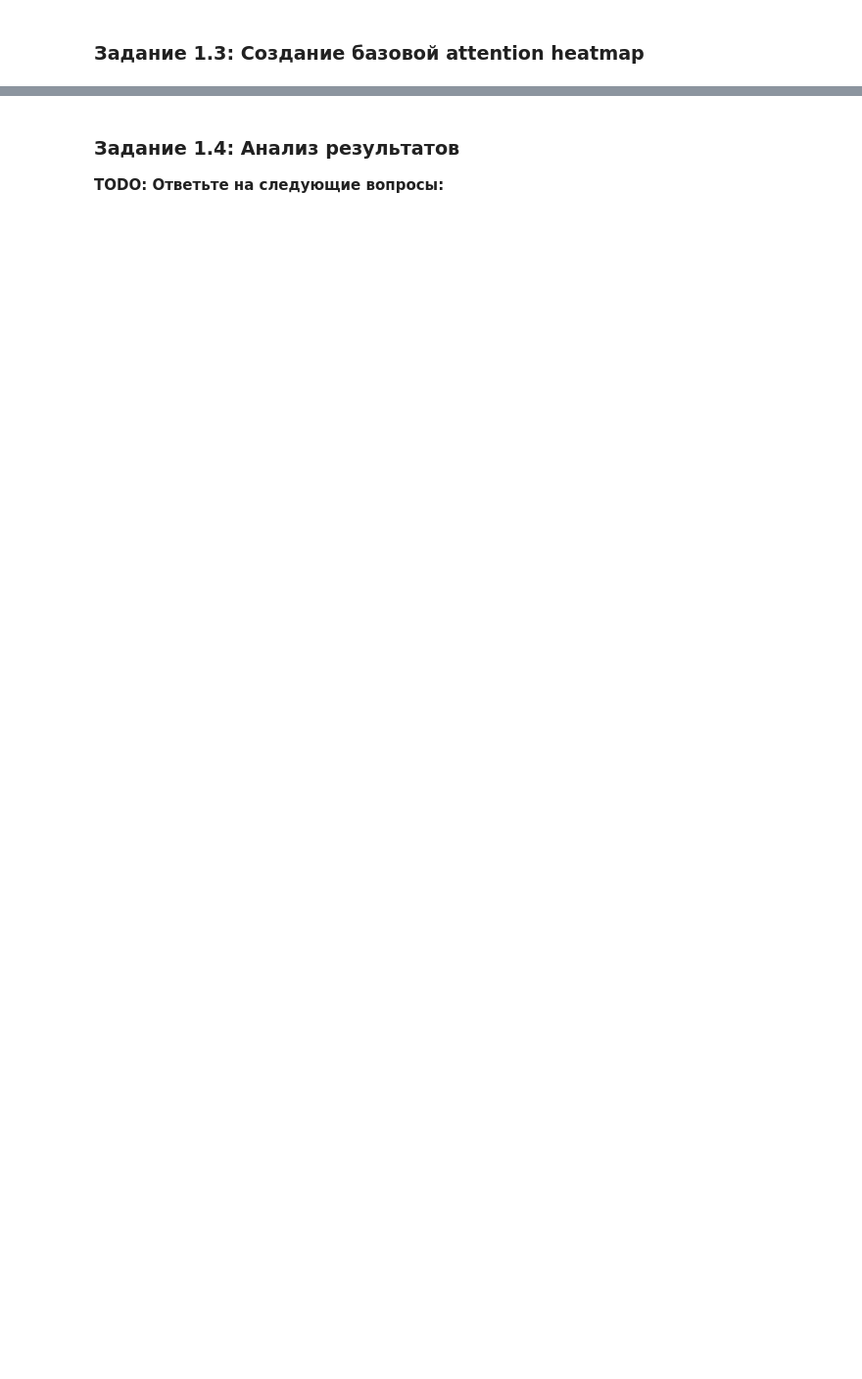
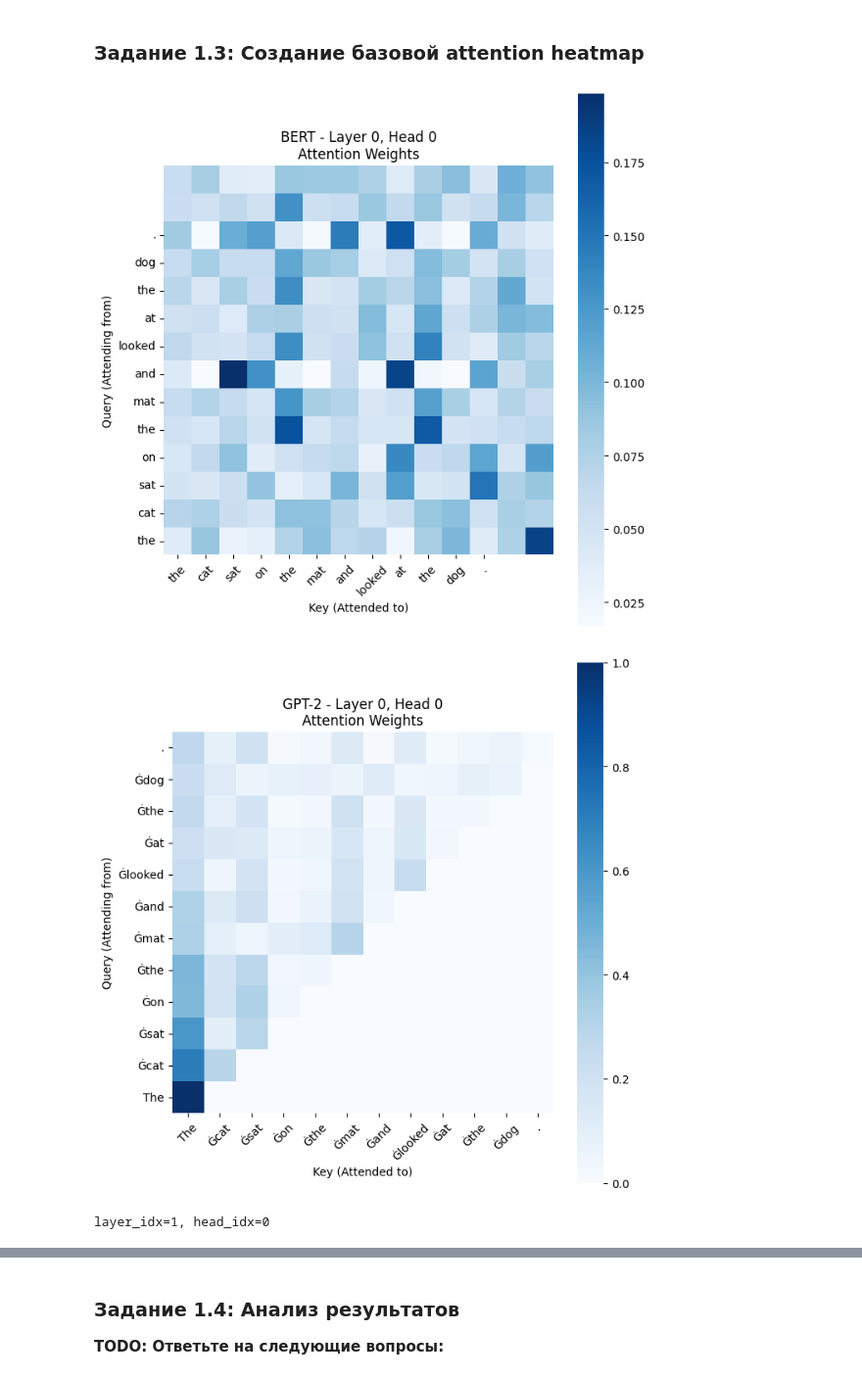
Before and after one commit to dmitryplus/otus_llm_develop_dz, a Jupyter notebook: hw1_attention_visualization.ipynb, the cells around one changed output, grey strips where cells are left out. Shown at 98% size. Saved outputs shown, nothing was run; the diff lists cells and outputs as text; code cells hidden in the pictures; blank space fills up the shorter version.

```diff
--- a/hw1_attention_visualization.ipynb
+++ b/hw1_attention_visualization.ipynb
@@ -81,15 +72,24 @@ print("Модели загружены успешно!")
 # Тестовый текст для анализа
 test_text = "The cat sat on the mat and looked at the dog."
 print(f"Анализируемый текст: {test_text}")
+
 
 def get_attention_weights(text, model_name):
     """
     Получение attention весов для заданного текста и модели
     """
     tokenizer = models_info[model_name]['tokenizer']
+
+    inputs = tokenizer(text, return_tensors='pt')
+
+    tokens = tokenizer.tokenize(text)
+
+
     model = models_info[model_name]['model']
 
-    # ......
+    with torch.no_grad():
+        outputs = model(**inputs)
+        attention_weights = outputs.attentions
 
     return attention_weights, tokens, inputs
 
@@ -106,34 +112,52 @@ print(f"GPT-2 attention shape: {gpt2_attention[0].shape}")
 # %%
 def plot_attention_heatmap(attention_weights, tokens, model_name, layer_idx=0, head_idx=0):
     """
     Создание heatmap для визуализации attention весов
     """
     # TODO: Извлеките attention веса для указанного слоя и головы
-    attention_matrix = ...
+    attention_matrix = attention_weights[layer_idx][0, head_idx].detach().numpy()
 
     # ToDo: Создаем heatmap
 
 
+
     # TODO: Созданиее heatmap используя seaborn ( можно использовать другие библиотеки)
     # основная задача - визуализировать веса на каждый токен ( слово )
-    # plt.figure(figsize=(10, 8))
-    # sns.heatmap(
-    #    attention_matrix,
-    #    xticklabels=tokens,
-    #    yticklabels=tokens,
-    #    cmap='Blues',
-    #    cbar=True,
-    #    square=True
-    # )
+    plt.figure(figsize=(7, 7))
+    ax = sns.heatmap(
+       attention_matrix,
+       xticklabels=tokens,
+       yticklabels=tokens,
+       cmap='Blues',
+       cbar=True,
+       square=True
+    )
 
-    # plt.title(f'{model_name} - Layer {layer_idx}, Head {head_idx}\\nAttention Weights')
-    # plt.xlabel('Key (Attended to)')
-    # plt.ylabel('Query (Attending from)')
-    # plt.xticks(rotation=45)
-    # plt.yticks(rotation=0)
-    # plt.tight_layout()
-    # plt.show()
+    plt.title(f'{model_name} - Layer {layer_idx}, Head {head_idx}\nAttention Weights')
+    plt.xlabel('Key (Attended to)')
+    plt.ylabel('Query (Attending from)')
+
+    ax.invert_yaxis()
+
+    plt.xticks(rotation=45)
+    plt.yticks(rotation=0)
+    plt.tight_layout()
+    plt.show()
 
 # Визуализируем attention для первого слоя и первой головы
 plot_attention_heatmap(bert_attention, bert_tokens, 'BERT', layer_idx=0, head_idx=0)
 plot_attention_heatmap(gpt2_attention, gpt2_tokens, 'GPT-2', layer_idx=0, head_idx=0)
+
+print(f'layer_idx=1, head_idx=0')
+
+plot_attention_heatmap(bert_attention, bert_tokens, 'BERT', layer_idx=1, head_idx=0)
+plot_attention_heatmap(gpt2_attention, gpt2_tokens, 'GPT-2', layer_idx=1, head_idx=0)
+
+print(f'layer_idx=2, head_idx=0')
+
+plot_attention_heatmap(bert_attention, bert_tokens, 'BERT', layer_idx=2, head_idx=0)
+plot_attention_heatmap(gpt2_attention, gpt2_tokens, 'GPT-2', layer_idx=2, head_idx=0)
+# %% [output]
+[figure, added]
+[figure, added]
+layer_idx=1, head_idx=0
```
Also changed, not shown: parts of 12 cells of this notebook.
